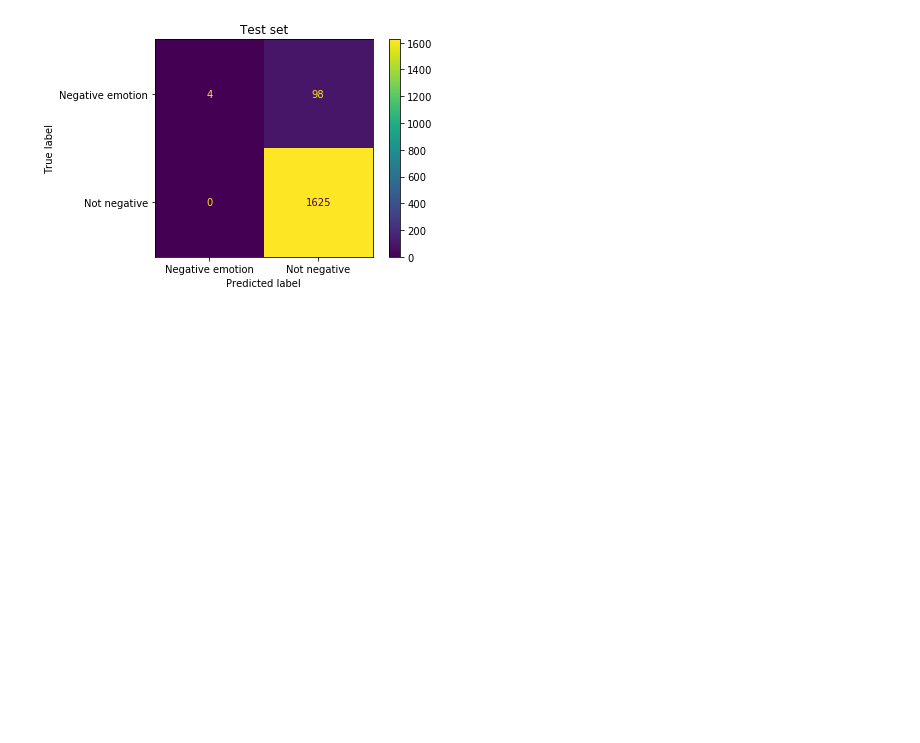
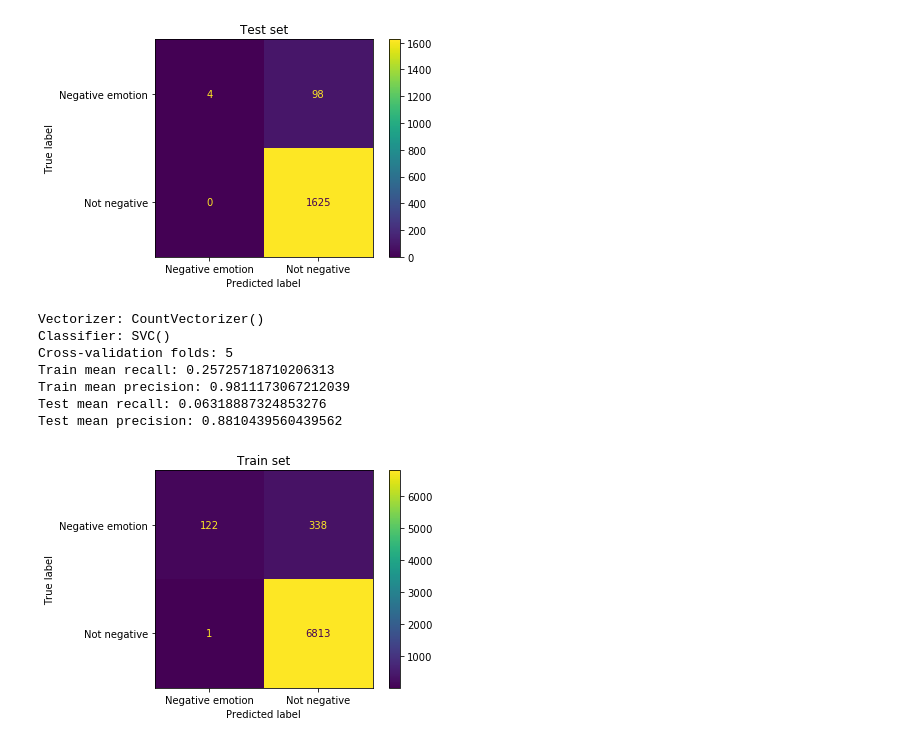
Before and after one commit to lilisbeit/Twitter-Sentiment-Analysis, a Jupyter notebook: negative-tweets.ipynb, the cells around one changed output. Saved outputs shown, nothing was run; the diff lists cells and outputs as text; code cells hidden in the pictures; blank space fills up the shorter version.

```diff
--- a/negative-tweets.ipynb
+++ b/negative-tweets.ipynb
@@ -536,3 +575,18 @@ Test mean precision: 0.8973737373737375
 [figure]
 [figure]
 [figure]
+# %%
+k_fold_validator(predictor=X_train,
+                 target=y_train,
+                 vectorizer=CountVectorizer(),
+                 classifier=SVC(),
+                 cv=5)
+# %% [output]
+Vectorizer: CountVectorizer()
+Classifier: SVC()
+Cross-validation folds: 5
+Train mean recall: 0.25725718710206313
+Train mean precision: 0.9811173067212039
+Test mean recall: 0.06318887324853276
+Test mean precision: 0.8810439560439562
+[figure, added]
```
Also changed, not shown: parts of 16 cells of this notebook.
